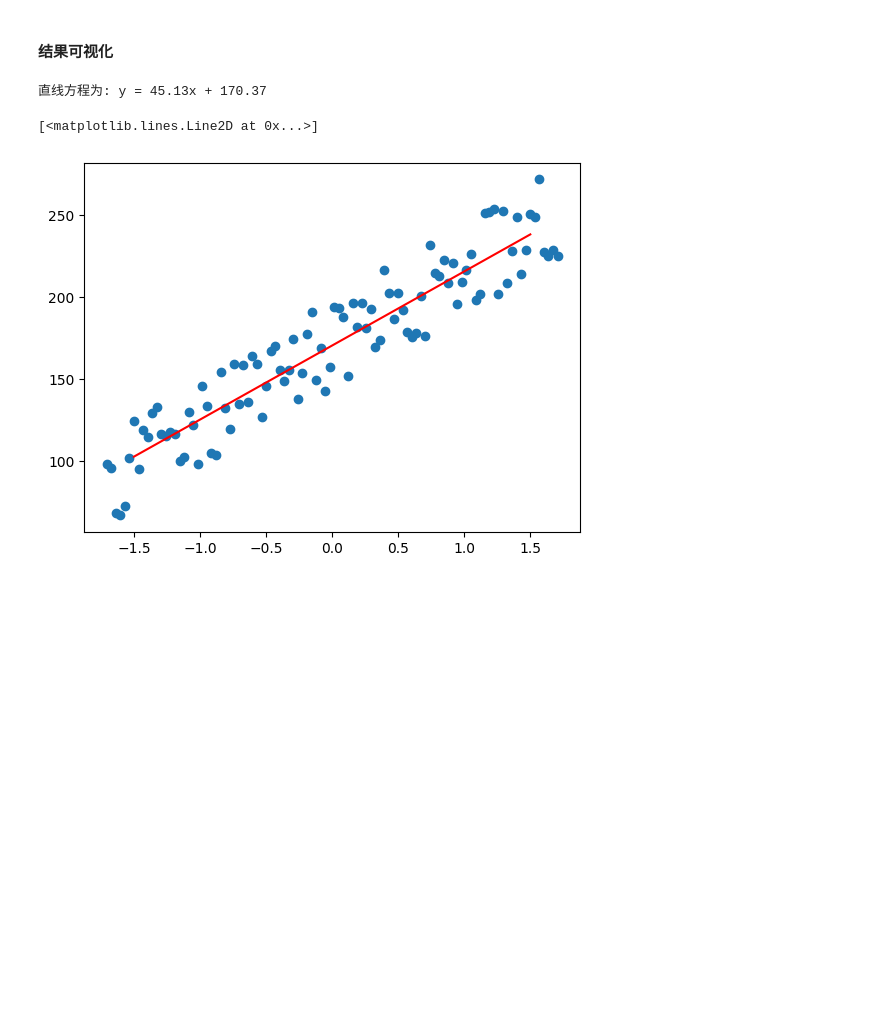
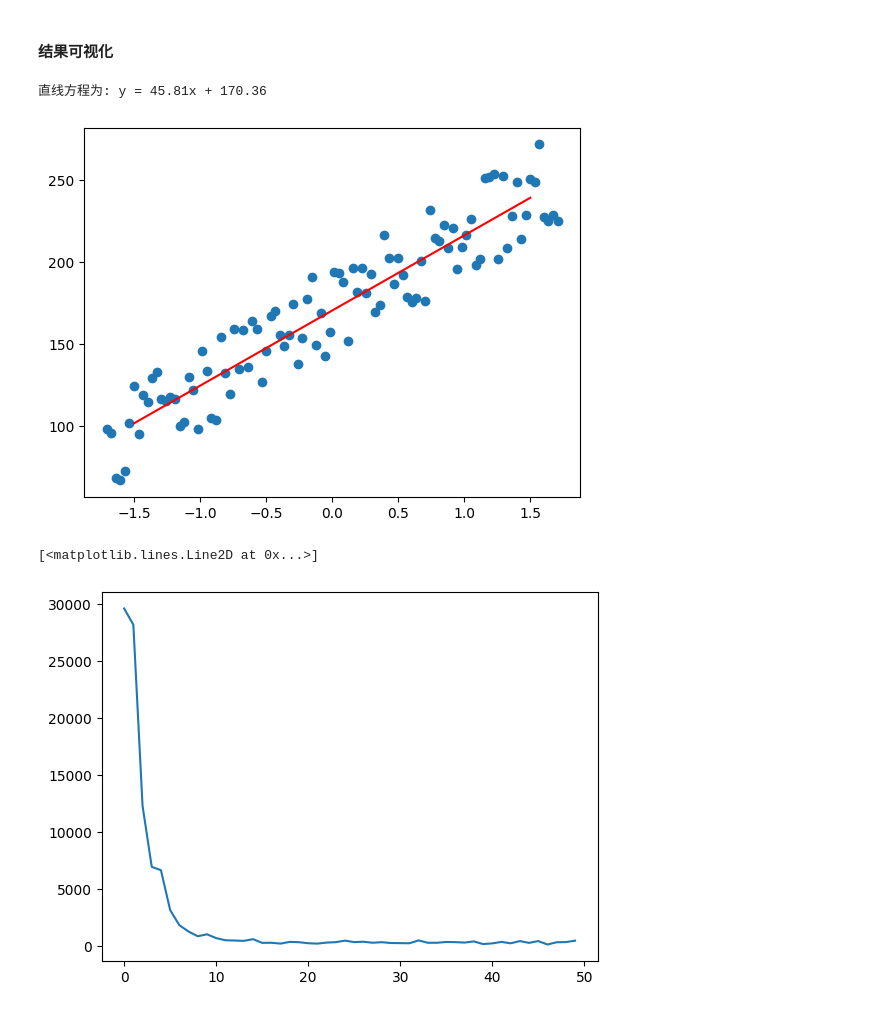
Before and after one commit to muyoou/AI_note, a Jupyter notebook: pytorch学习/构建线性回归神经网络.ipynb, the cells around one changed output. Drawn from its saved outputs; the diff is of its cells as text; code cells hidden in the pictures; blank space fills up the shorter version.

```diff
--- a/pytorch学习/构建线性回归神经网络.ipynb
+++ b/pytorch学习/构建线性回归神经网络.ipynb
@@ -66,7 +66,8 @@ optimizer = torch.optim.SGD(model.parameters(), lr=0.1)
 # %% [markdown]
 训练模型
 # %%
-num_epochs = 10
+num_epochs = 2
+loss_arr = []
 for epoch in range(num_epochs):
         #模型进入训练模式
         model.train()
@@ -86,4 +87,5 @@ for epoch in range(num_epochs):
                 optimizer.step()
                 # 输出数据
                 print('迭代: [{}/{}], Loss: {:.4f}'.format(epoch+1, num_epochs, loss.item()))
+                loss_arr.append(loss.item())
 # %% [output]
@@ -109,12 +111,15 @@ for epoch in range(num_epochs):
 # %%
 import numpy as np
 plt.scatter(X,Y)
 w, b = model.parameters()
 print("直线方程为: y = {:.2f}x + {:.2f}".format(w.item(), b.item()))
 plot_x = np.linspace(-1.5,1.5)
 plot_y = plot_x *w.item()+b.item()
 plt.plot(plot_x,plot_y,'r')
+plt.show()
+plt.plot(loss_arr)
 # %% [output]
-直线方程为: y = 45.13x + 170.37
+直线方程为: y = 45.81x + 170.36
+[figure]
 [<matplotlib.lines.Line2D at 0x...>]
-[figure]
+[figure, added]
```
Also changed, not shown: parts of 1 cell of this notebook.
